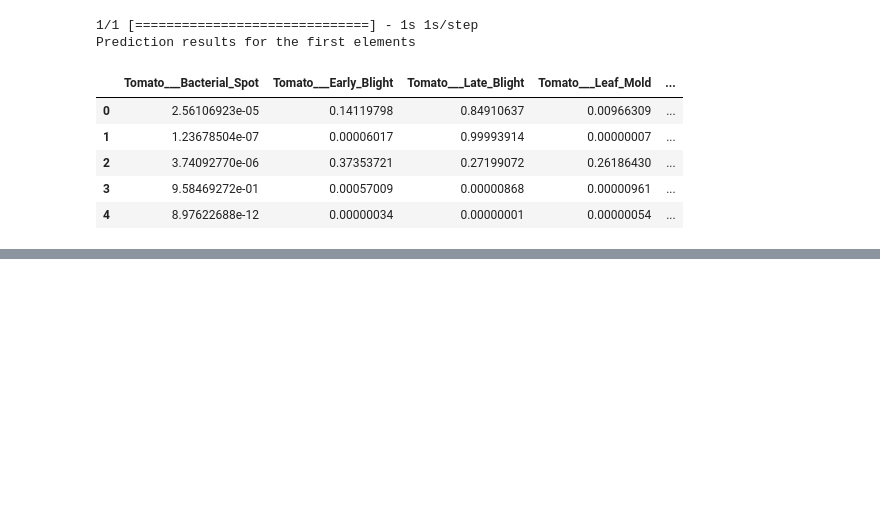
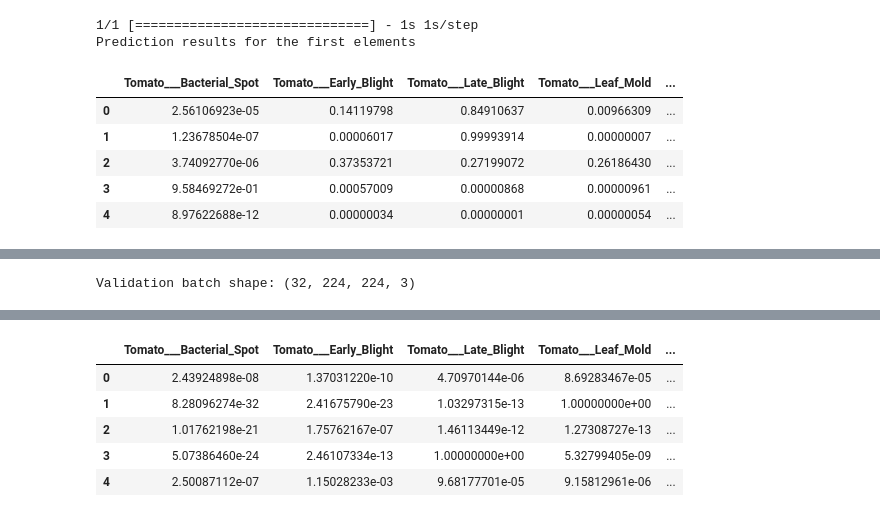
Before and after one commit to racode23/Tomto_deep_learning_project, a Jupyter notebook: Tomato.ipynb, the cells around one changed output, grey strips where cells are left out. Cells and saved outputs as stored; diff of their text form; code cells hidden in the pictures; blank space fills up the shorter version.

```diff
--- a/Tomato.ipynb
+++ b/Tomato.ipynb
@@ -212,0 +225,7 @@ Text(0.5, 1.0, 'Tomato___Early_Blight')
+# %%
+model2.build([None, 224, 224, 3])
+model2.summary()
+model2.compile(
+    optimizer=tf.keras.optimizers.Adam(),
+    loss='categorical_crossentropy',
+    metrics=['acc'])
@@ -212,0 +283,13 @@ Text(0.5, 1.0, 'Tomato___Early_Blight')
+# %%
+val_image_batch, val_label_batch = next(iter(valid_generator))
+true_label_ids = np.argmax(val_label_batch, axis=-1)
+print("Validation batch shape:", val_image_batch.shape)
+# %% [output]
+Validation batch shape: (32, 224, 224, 3)
+# %%
+tf_model_predictions = model2.predict(val_image_batch)
+tf_pred_dataframe = pd.DataFrame(tf_model_predictions)
+tf_pred_dataframe.columns = dataset_labels
+print("Prediction results for the first elements")
+tf_pred_dataframe.head()
+# %% [output]
@@ -212,0 +298,6 @@ Text(0.5, 1.0, 'Tomato___Early_Blight')
+|  | Tomato___Bacterial_Spot | Tomato___Early_Blight | Tomato___Late_Blight | Tomato___Leaf_Mold | ... |
+| 0 | 2.43924898e-08 | 1.37031220e-10 | 4.70970144e-06 | 8.69283467e-05 | ... |
+| 1 | 8.28096274e-32 | 2.41675790e-23 | 1.03297315e-13 | 1.00000000e+00 | ... |
+| 2 | 1.01762198e-21 | 1.75762167e-07 | 1.46113449e-12 | 1.27308727e-13 | ... |
+| 3 | 5.07386460e-24 | 2.46107334e-13 | 1.00000000e+00 | 5.32799405e-09 | ... |
+| 4 | 2.50087112e-07 | 1.15028233e-03 | 9.68177701e-05 | 9.15812961e-06 | ... |
```
Also changed, not shown: parts of 16 cells of this notebook.
